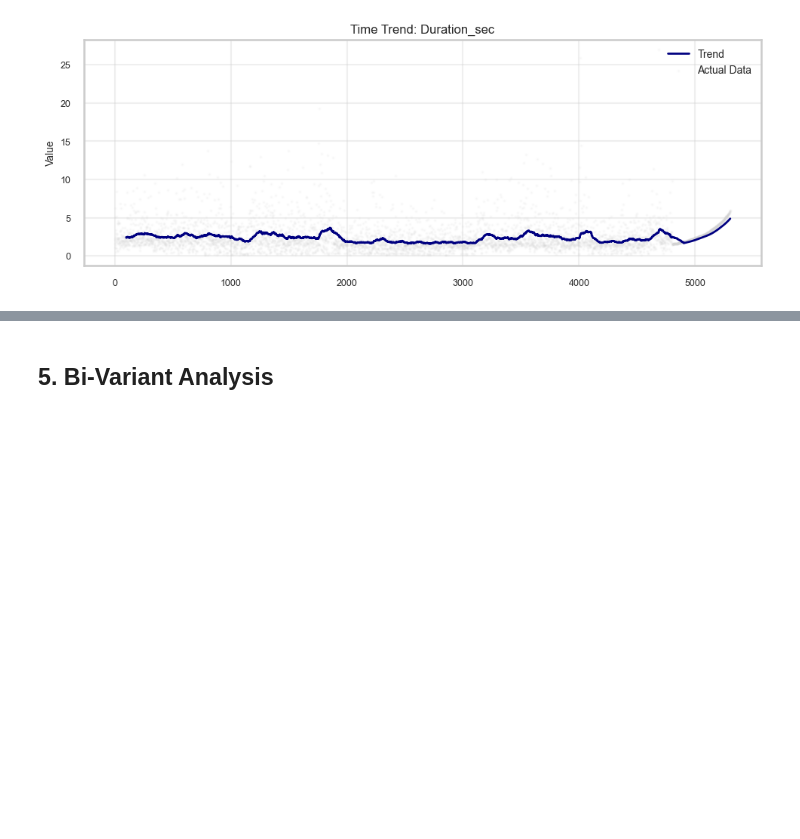
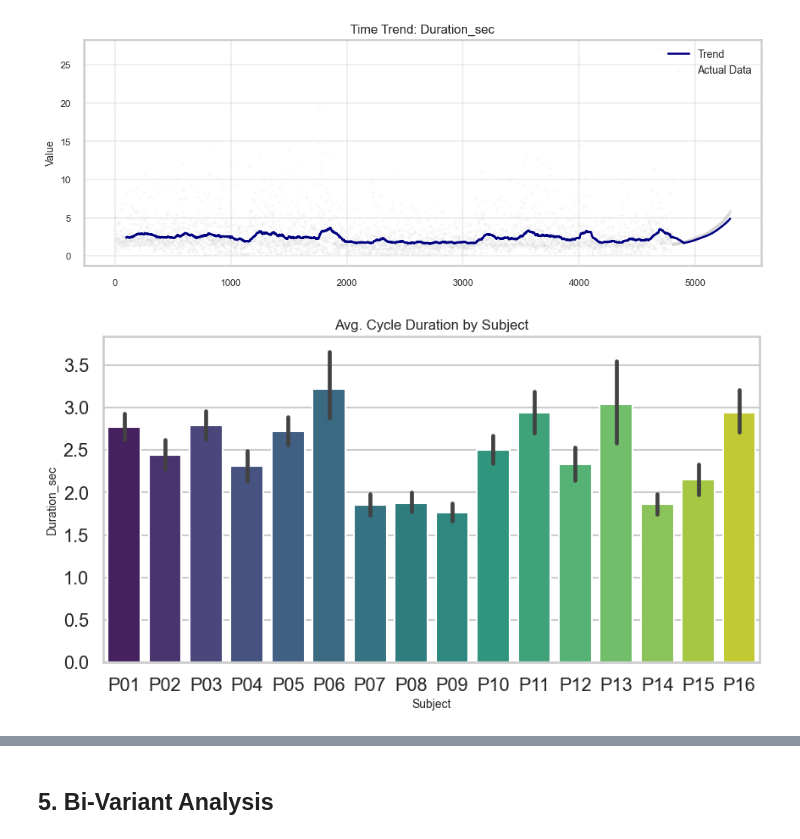
Before and after one commit to CarlosdelCastillo-Rey/AI-Co-Pilot-for-the-Production-Floor-See-Guide-Improve, a Jupyter notebook: notebooks/eda.ipynb, the cells around one changed output, grey strips where cells are left out. Cells and saved outputs as stored; diff of their text form; code cells hidden in the pictures; blank space fills up the shorter version.

```diff
--- a/notebooks/eda.ipynb
+++ b/notebooks/eda.ipynb
@@ -429,3 +462,17 @@ plot_time_trends(df, time_cols)
 [figure]
 [figure]
 [figure]
+# %%
+def plot_subject_trends(df, subjects=None):
+    if subjects is None:
+        subjects = df['Subject'].unique()
+
+    plt.figure(figsize=(10, 5))
+    sns.barplot(data=df[df['Subject'].isin(subjects)],
+                x='Subject', y='Duration_sec', palette='viridis')
+    plt.title('Avg. Cycle Duration by Subject')
+    plt.show()
+
+plot_subject_trends(df)
+# %% [output]
+[figure, added]
```
Also changed, not shown: parts of 9 cells of this notebook.
